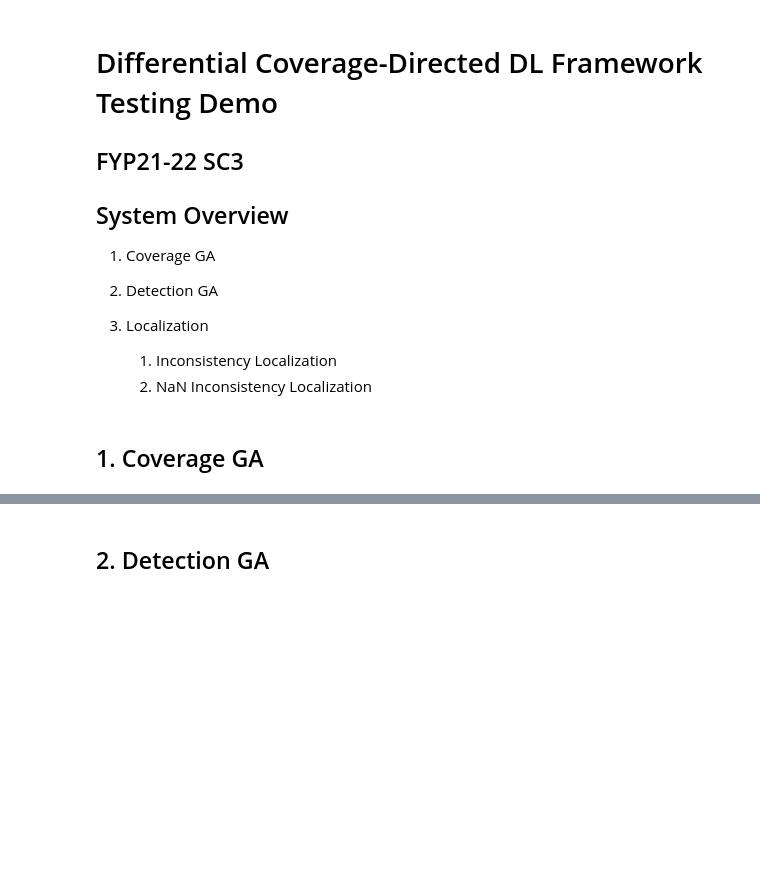
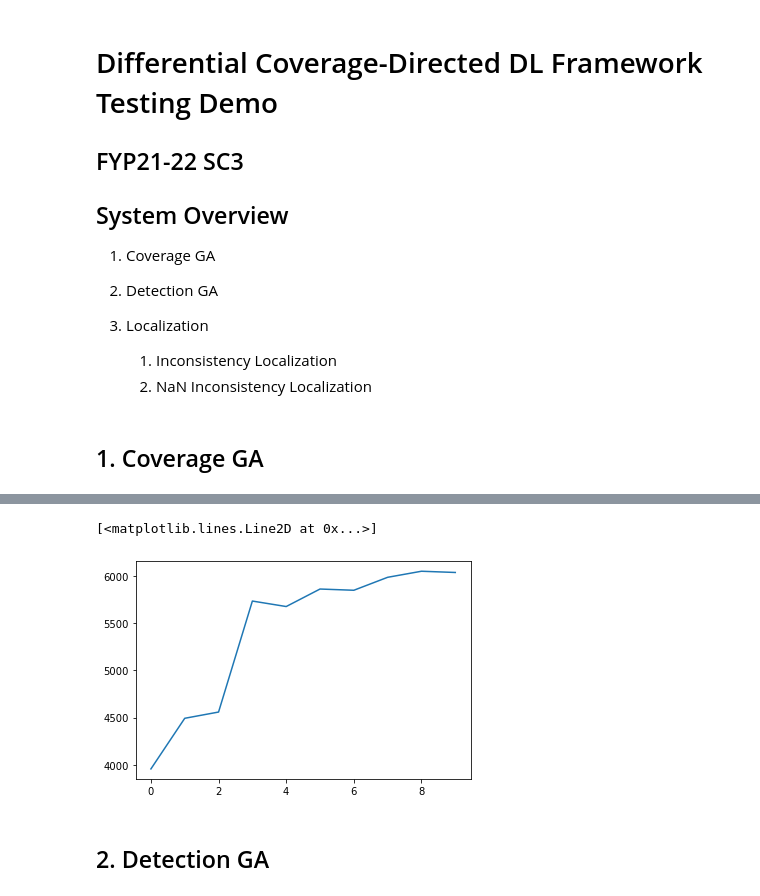
Before and after one commit to kelvinlyy/DCDT, a Jupyter notebook: system_demo.ipynb, the cells around one changed output, grey strips where cells are left out. Cells and saved outputs as stored; diff of their text form; code cells hidden in the pictures; blank space fills up the shorter version.

```diff
--- a/system_demo.ipynb
+++ b/system_demo.ipynb
@@ -17,0 +26,9 @@
+# %%
+a = ['Conv2D', 'Flatten', 'Dense']
+sl = [[0,0,0,0], [], [0]]
+
+(x_train, y_train), (x_test, y_test) = keras.datasets.cifar10.load_data()
+x = x_test[0]
+# %%
+ga = Cov_GA(a, sl, x)
+ga.initPopulation(5)
@@ -18,3 +69,8 @@
+# %%
+plt.plot(np.max(np.nan_to_num(ga.fit_hist, -1), axis=1))
+# %% [output]
+[<matplotlib.lines.Line2D at 0x...>]
+[figure, added]
 # %% [markdown]
 ## 2. Detection GA
 # %%
```
Also changed, not shown: parts of 4 cells of this notebook, 29 other files.
